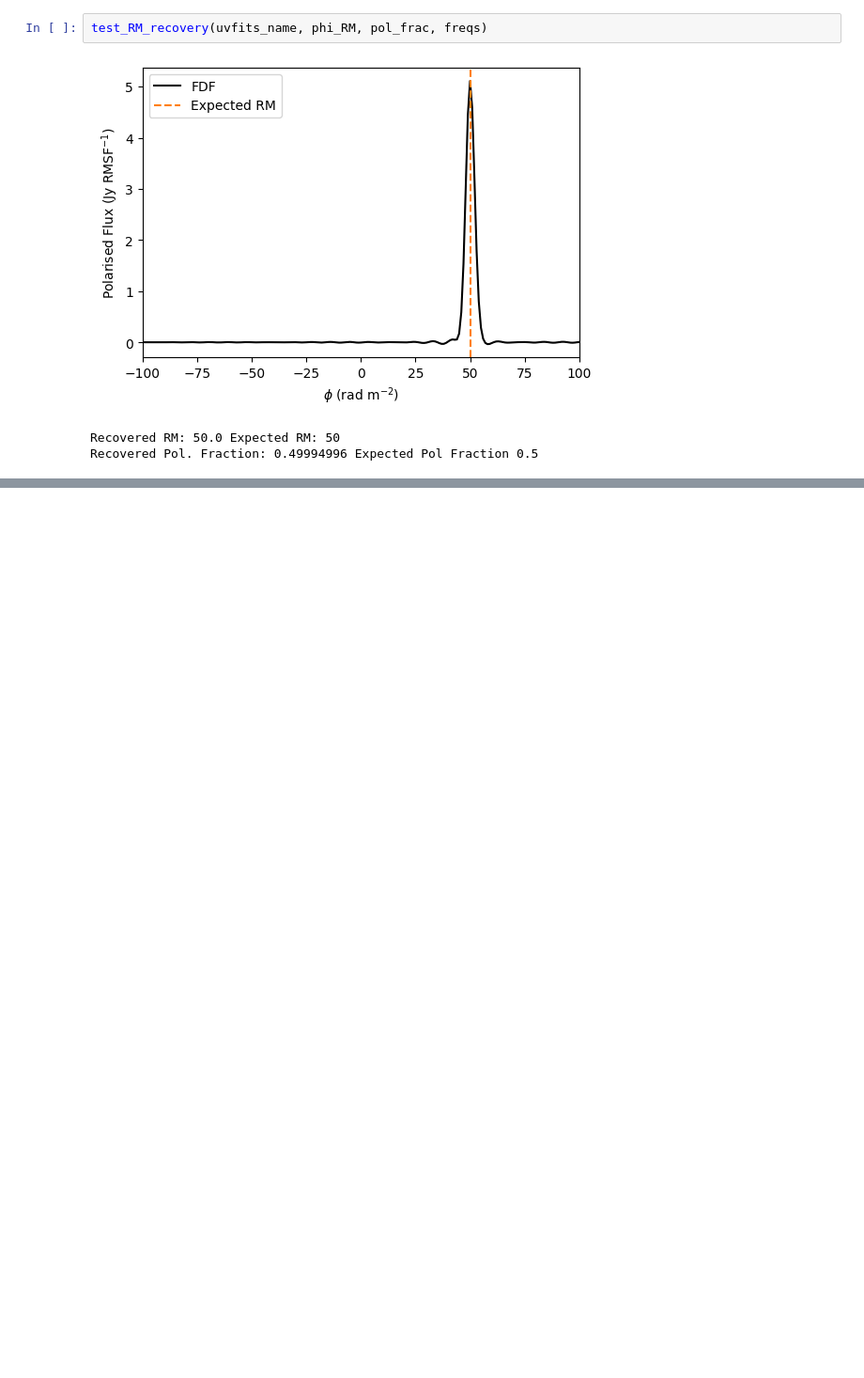
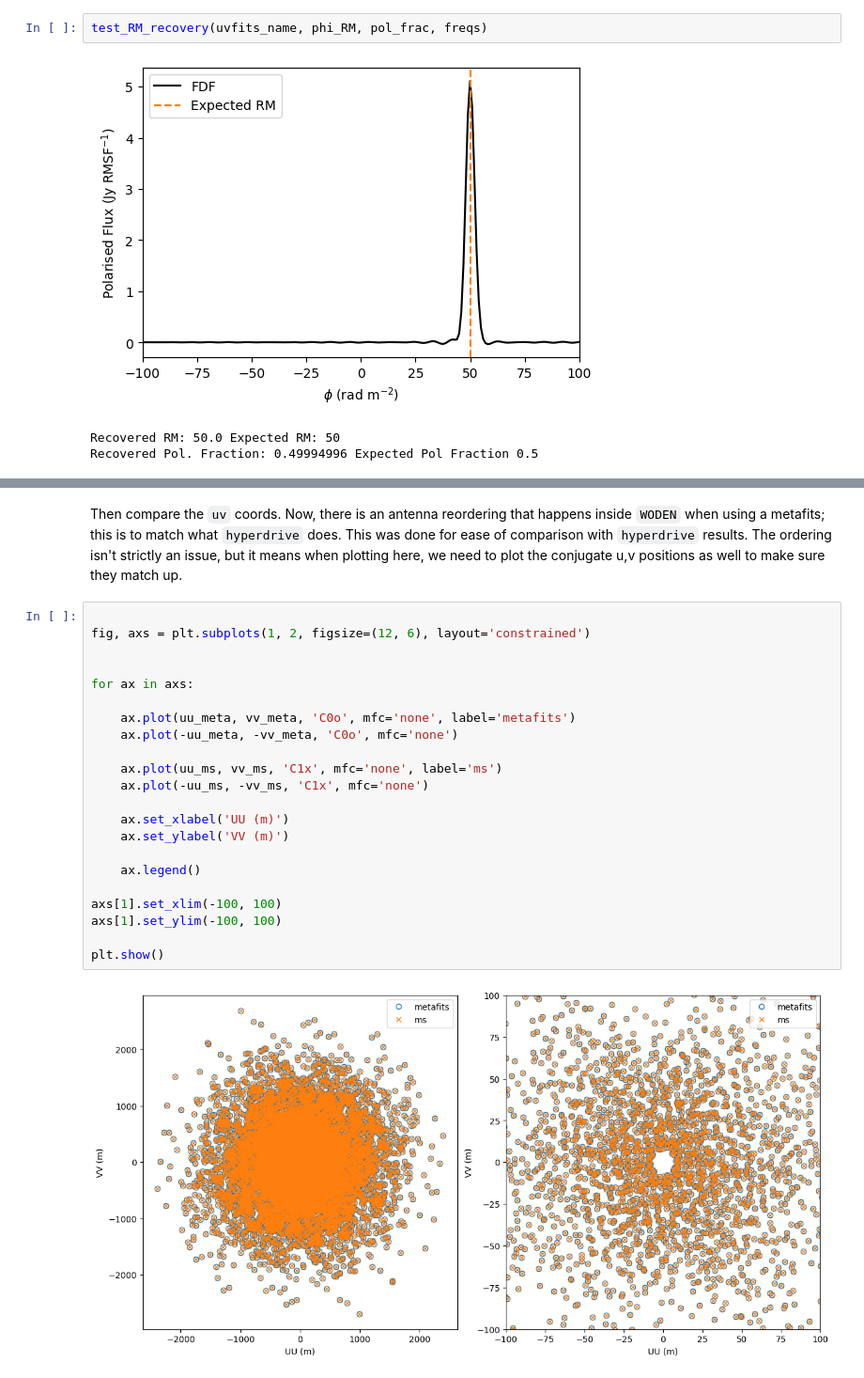
Before and after one commit to JLBLine/WODEN, a Jupyter notebook: test_installation/everybeam/test_OSKAR-MWA.ipynb, the cells around one changed output, grey strips where cells are left out. Shown at 94% size. Cells and saved outputs as stored; diff of their text form; blank space fills up the shorter version.

```diff
--- a/test_installation/everybeam/test_OSKAR-MWA.ipynb
+++ b/test_installation/everybeam/test_OSKAR-MWA.ipynb
@@ -563,0 +733,26 @@ Recovered Pol. Fraction: 0.49994996 Expected Pol Fraction 0.5
+# %% [markdown]
+Then compare the `uv` coords. Now, there is an antenna reordering that happens inside `WODEN` when using a metafits; this is to match what `hyperdrive` does. This was done for ease of comparison with `hyperdrive` results. The ordering isn't strictly an issue, but it means when plotting here, we need to plot the conjugate u,v positions as well to make sure they match up.
+# %%
+
+fig, axs = plt.subplots(1, 2, figsize=(12, 6), layout='constrained')
+
+
+for ax in axs:
+
+    ax.plot(uu_meta, vv_meta, 'C0o', mfc='none', label='metafits')
+    ax.plot(-uu_meta, -vv_meta, 'C0o', mfc='none')
+
+    ax.plot(uu_ms, vv_ms, 'C1x', mfc='none', label='ms')
+    ax.plot(-uu_ms, -vv_ms, 'C1x', mfc='none')
+
+    ax.set_xlabel('UU (m)')
+    ax.set_ylabel('VV (m)')
+
+    ax.legend()
+
+axs[1].set_xlim(-100, 100)
+axs[1].set_ylim(-100, 100)
+
+plt.show()
+# %% [output]
+[figure, added]
```
Also changed, not shown: parts of 14 cells of this notebook, 4 other files.
